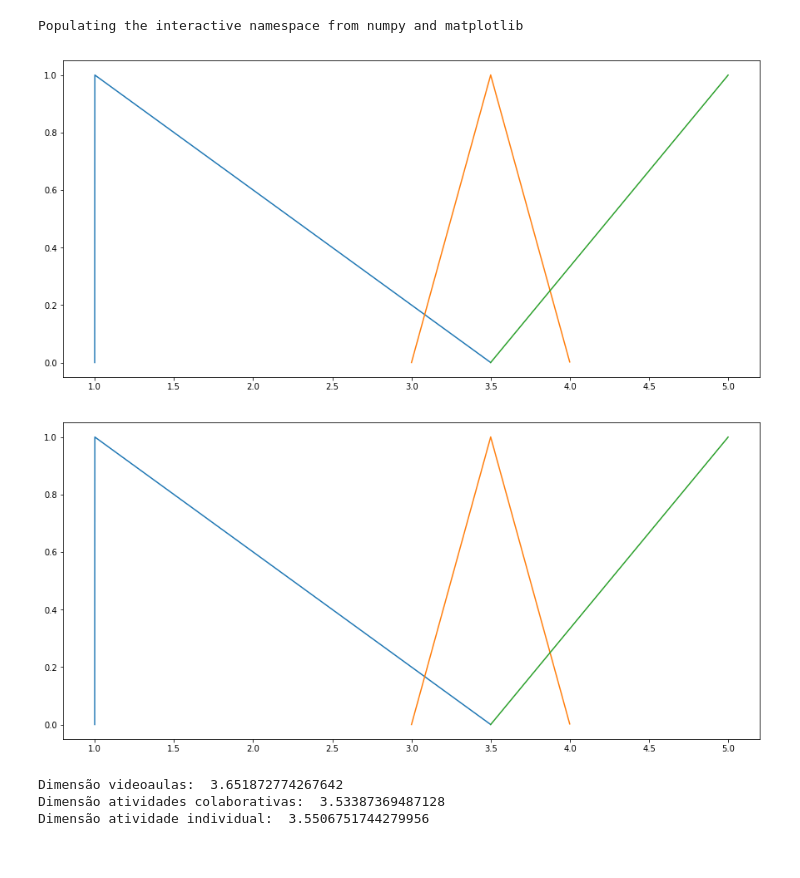
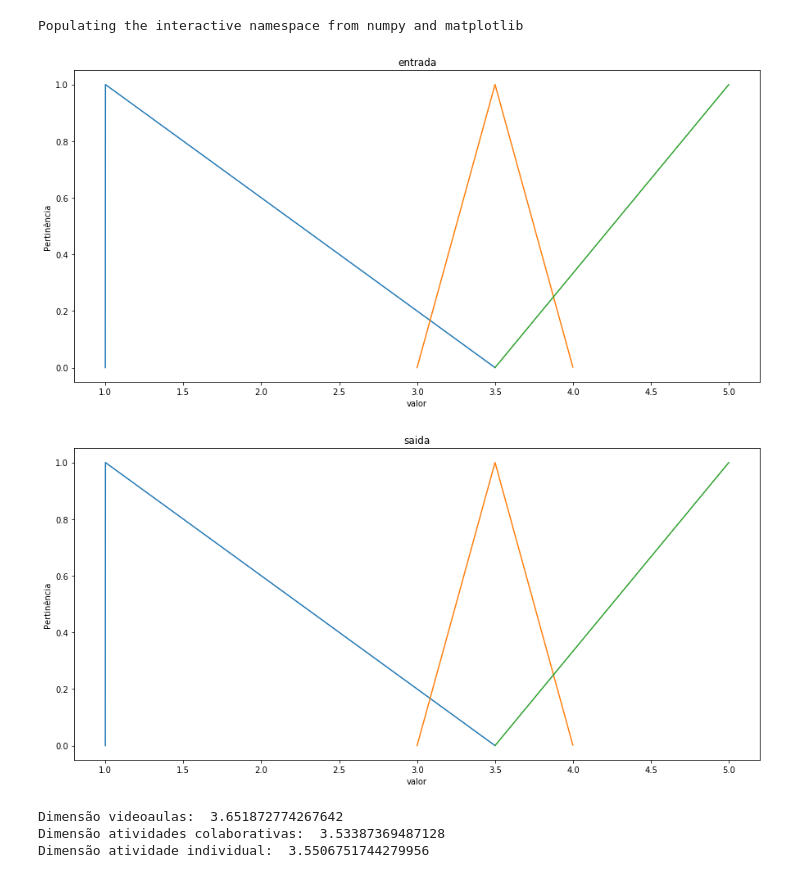
Before and after one commit to MatheusHonorato/tcc, a Jupyter notebook: sistemafuzzy/tcc_matheus_honorato_avaliacao_docente_modelo_ead.ipynb, the cells around one changed output. Drawn from its saved outputs; the diff is of its cells as text; code cells hidden in the pictures.

```diff
--- a/sistemafuzzy/tcc_matheus_honorato_avaliacao_docente_modelo_ead.ipynb
+++ b/sistemafuzzy/tcc_matheus_honorato_avaliacao_docente_modelo_ead.ipynb
@@ -252,7 +252,7 @@ def trapezoidal(x, parametros):
     resultado = max(min((x-a)/(b-a),1,(d-x)/(d-c)),0)
     return resultado
 # %%
-def plotar_grafico(eixo_x_baixo, eixo_x_medio, eixo_x_alto, parametros_baixo, parametros_medio, parametros_alto):
+def plotar_grafico(eixo_x_baixo, eixo_x_medio, eixo_x_alto, parametros_baixo, parametros_medio, parametros_alto, tipo):
     #listas de pertinencias variáveis de entrada
 
     valores_eixo_y_variavel_funcao_baixo = []
@@ -290,6 +290,14 @@ def plotar_grafico(eixo_x_baixo, eixo_x_medio, eixo_x_alto, parametros_baixo, pa
             valores_eixo_y_variavel_funcao_alto.append(trapezoidal(x_atual, parametros_alto))
 
     plt.plot(eixo_x_alto, valores_eixo_y_variavel_funcao_alto)
+
+    plt.xlabel("valor")
+    plt.ylabel("Pertinência")
+    plt.title(tipo)
+
+    nome = tipo+'.png'
+
+    plt.savefig(nome, format='png')
 # %%
 def gerar_pertinencias_regra(regra, entradas):
     resultado_regra = []
@@ -427,15 +435,16 @@ def sistema_fuzzzy():
 # %%
 #plotando grafico das variáveis de entrada
 plotar_grafico(
         universo_de_discurso_x_variavel_de_saida_funcao_baixo,
         universo_de_discurso_x_variavel_de_saida_funcao_medio,
         universo_de_discurso_x_variavel_de_saida_funcao_alto,
         parametros_saida_funcao_baixo,
         parametros_saida_funcao_medio,
-        parametros_saida_funcao_alto
+        parametros_saida_funcao_alto,
+        'entrada'
     )
 # %% [output]
-[figure, old version]
+[figure, new version]
 # %%
 #plotando grafico das variáveis de saída
 plotar_grafico(
@@ -444,10 +453,11 @@ plotar_grafico(
         universo_de_discurso_x_variaveis_de_entrada_funcao_alto,
         parametros_entrada_funcao_baixo,
         parametros_entrada_funcao_medio,
-        parametros_entrada_funcao_alto
+        parametros_entrada_funcao_alto,
+        'saida'
     )
 # %% [output]
-[figure, old version]
+[figure, new version]
 # %%
 sistema_fuzzzy()
 # %% [output]
```
Also changed, not shown: 2 other files.
